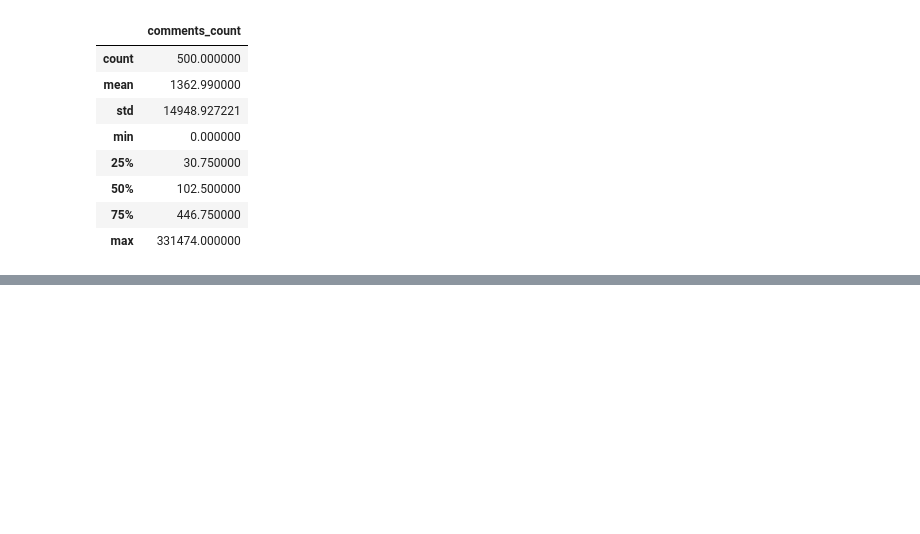
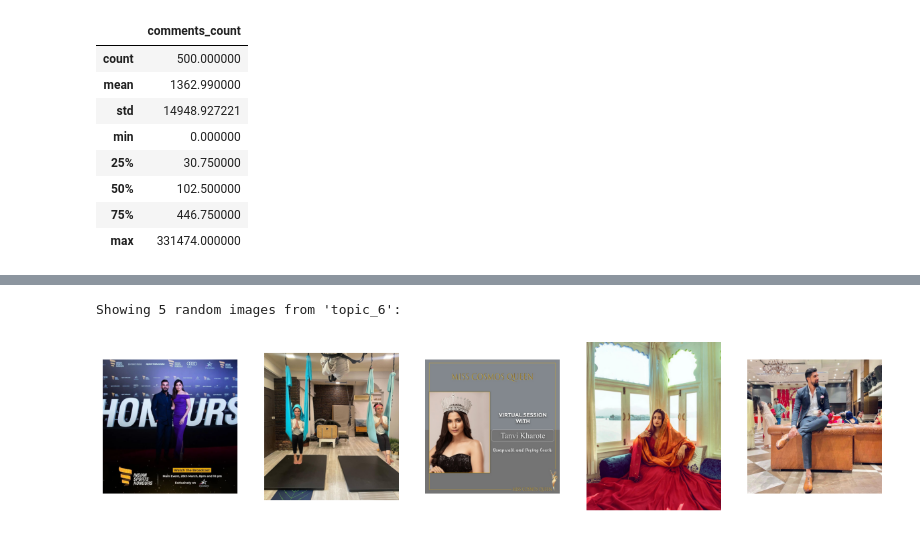
Before and after one commit to krishangupta33/topic-modeling-social-media-analytics, a Jupyter notebook: main.ipynb, the cells around one changed output, grey strips where cells are left out. Drawn from its saved outputs; the diff is of its cells as text; code cells hidden in the pictures; blank space fills up the shorter version.

```diff
--- a/main.ipynb
+++ b/main.ipynb
@@ -243,0 +254,4 @@ df_500.to_csv('df_500.csv', index=False)
+# %%
+#assign the topic to each image and drop the topic_0 to topic_6 columns
+df['topic'] = df.iloc[:, 5:].idxmax(axis=1)
+df.head()
@@ -243,0 +267,10 @@ df_500.to_csv('df_500.csv', index=False)
+# %%
+#Top 25 keywords for each topic
+# Print the top words for each topic
+feature_names = vectorizer.get_feature_names_out()
+
+top_topic_df = pd.DataFrame(columns=['topic_0_top_words', 'topic_1_top_words', 'topic_2_top_words', 'topic_3_top_words', 'topic_4_top_words', 'topic_5_top_words', 'topic_6_top_words'])
+for topic_idx, topic in enumerate(lda.components_):
+    top_topic_df[f'topic_{topic_idx}_top_words'] = [feature_names[i] for i in topic.argsort()[:-26:-1]]
+
+top_topic_df.head(25)
@@ -243,0 +319,32 @@ df_500.to_csv('df_500.csv', index=False)
+# %%
+#function to show random 5 images from selectd topic
+import matplotlib.pyplot as plt
+import matplotlib.image as mpimg
+import os
+import random
+
+def show_images_from_topic(topic, num_images=5):
+    # Filter the DataFrame to get rows with the selected topic
+    topic_df = df[df['topic'] == topic]
+
+    # Randomly select 'num_images' images
+    selected_images = random.sample(topic_df['post_id'].tolist(), num_images)
+
+    # Display the images
+    print(f"Showing {num_images} random images from '{topic}':")
+    fig, axes = plt.subplots(1, num_images, figsize=(15, 5))
+    for i, post_id in enumerate(selected_images):
+        post_dir = os.path.join('Data', post_id)
+        image_path = os.path.join(post_dir, topic_df[topic_df['post_id'] == post_id]['image1_name'].values[0])
+        image = mpimg.imread(image_path)
+        axes[i].imshow(image)
+        axes[i].axis('off')
+
+
+    plt.show()
+
+# Show 5 random images from each topic_0
+show_images_from_topic('topic_6', num_images=5)
+# %% [output]
+Showing 5 random images from 'topic_6':
+[figure, added]
```
Also changed, not shown: parts of 28 cells of this notebook.
